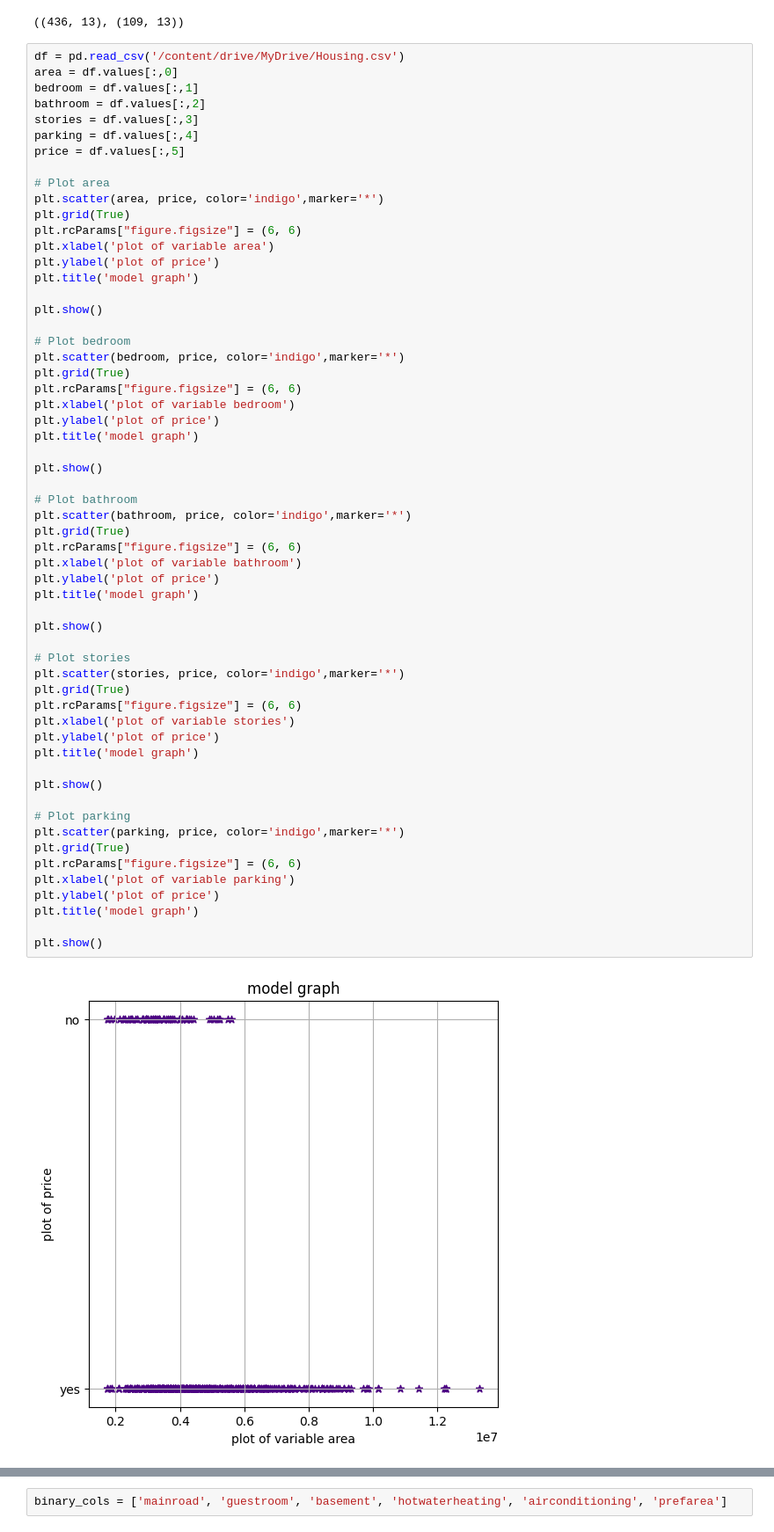
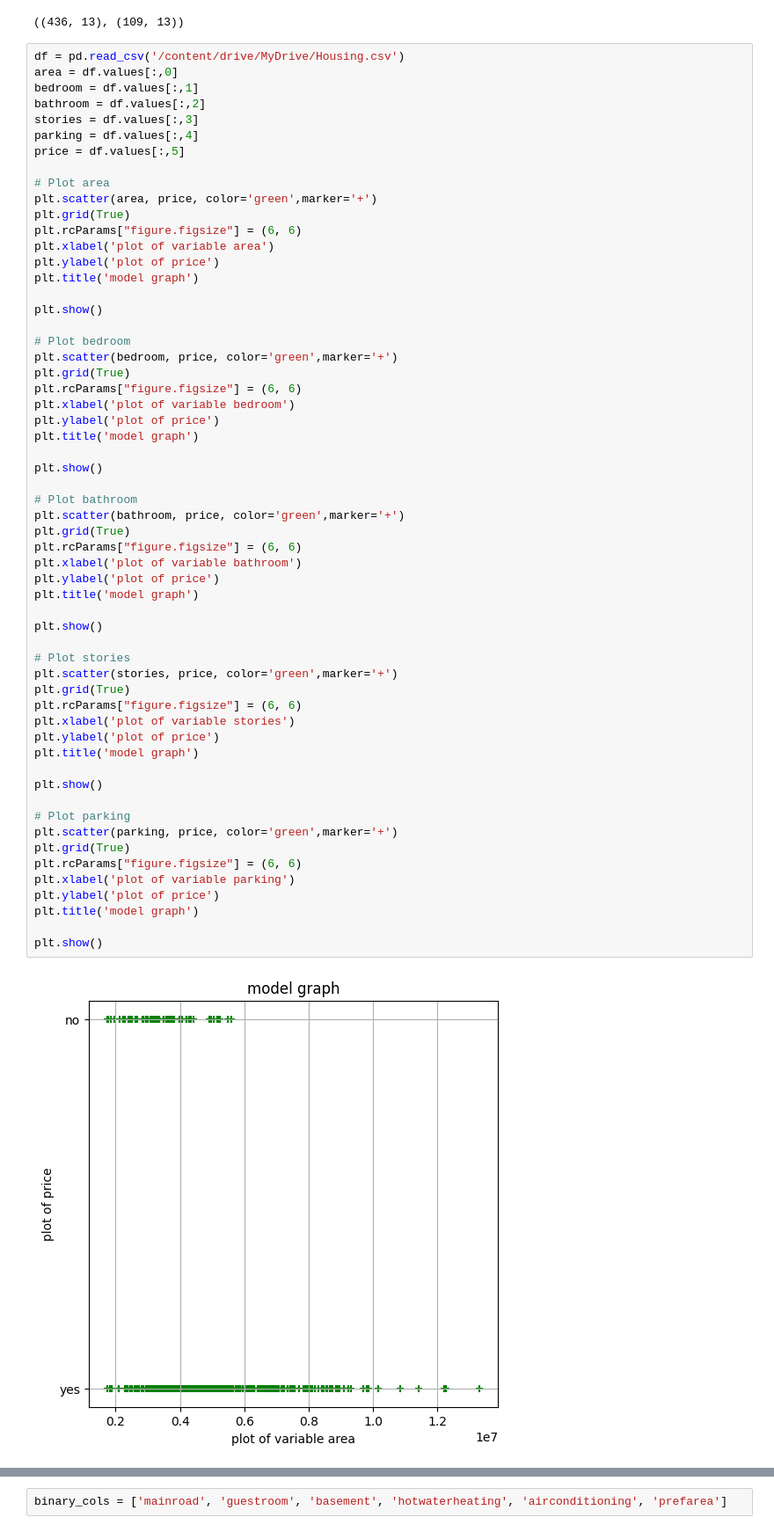
Before and after one commit to sirlapat/ML_Assignment1, a Jupyter notebook: ML_A2.ipynb, the cells around one changed output, grey strips where cells are left out. Shown at 88% size. Cells and saved outputs as stored; diff of their text form.

```diff
--- a/ML_A2.ipynb
+++ b/ML_A2.ipynb
@@ -69,7 +69,7 @@ parking = df.values[:,4]
 price = df.values[:,5]
 
 # Plot area
-plt.scatter(area, price, color='indigo',marker='*')
+plt.scatter(area, price, color='green',marker='+')
 plt.grid(True)
 plt.rcParams["figure.figsize"] = (6, 6)
 plt.xlabel('plot of variable area')
@@ -79,7 +79,7 @@ plt.title('model graph')
 plt.show()
 
 # Plot bedroom
-plt.scatter(bedroom, price, color='indigo',marker='*')
+plt.scatter(bedroom, price, color='green',marker='+')
 plt.grid(True)
 plt.rcParams["figure.figsize"] = (6, 6)
 plt.xlabel('plot of variable bedroom')
@@ -88,34 +88,34 @@ plt.title('model graph')
 
 plt.show()
 
 # Plot bathroom
-plt.scatter(bathroom, price, color='indigo',marker='*')
+plt.scatter(bathroom, price, color='green',marker='+')
 plt.grid(True)
 plt.rcParams["figure.figsize"] = (6, 6)
 plt.xlabel('plot of variable bathroom')
 plt.ylabel('plot of price')
 plt.title('model graph')
 
 plt.show()
 
 # Plot stories
-plt.scatter(stories, price, color='indigo',marker='*')
+plt.scatter(stories, price, color='green',marker='+')
 plt.grid(True)
 plt.rcParams["figure.figsize"] = (6, 6)
 plt.xlabel('plot of variable stories')
 plt.ylabel('plot of price')
 plt.title('model graph')
 
 plt.show()
 
 # Plot parking
-plt.scatter(parking, price, color='indigo',marker='*')
+plt.scatter(parking, price, color='green',marker='+')
 plt.grid(True)
 plt.rcParams["figure.figsize"] = (6, 6)
 plt.xlabel('plot of variable parking')
 plt.ylabel('plot of price')
 plt.title('model graph')
 
 plt.show()
 # %% [output]
-[figure, old version]
+[figure, new version]
```
Also changed, not shown: parts of 6 cells of this notebook.
